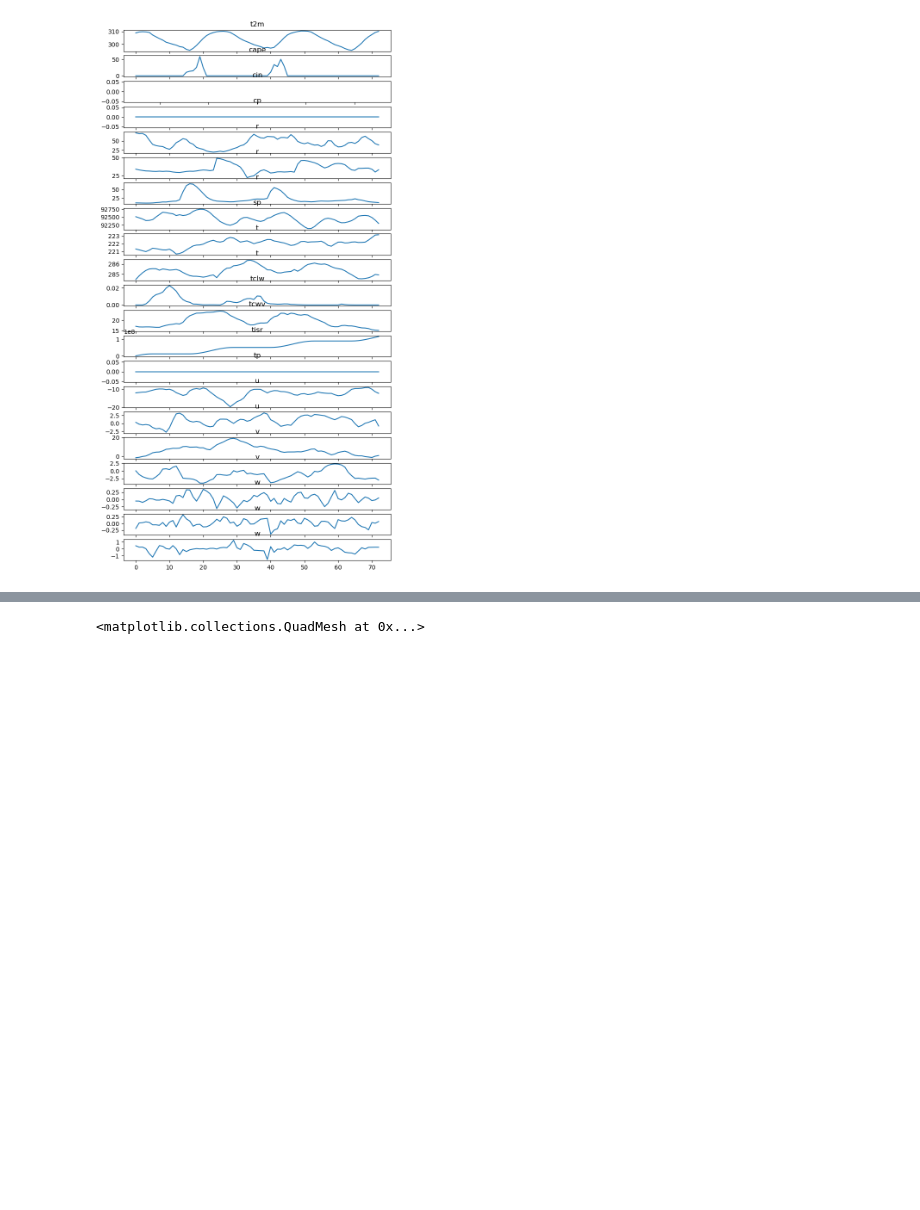
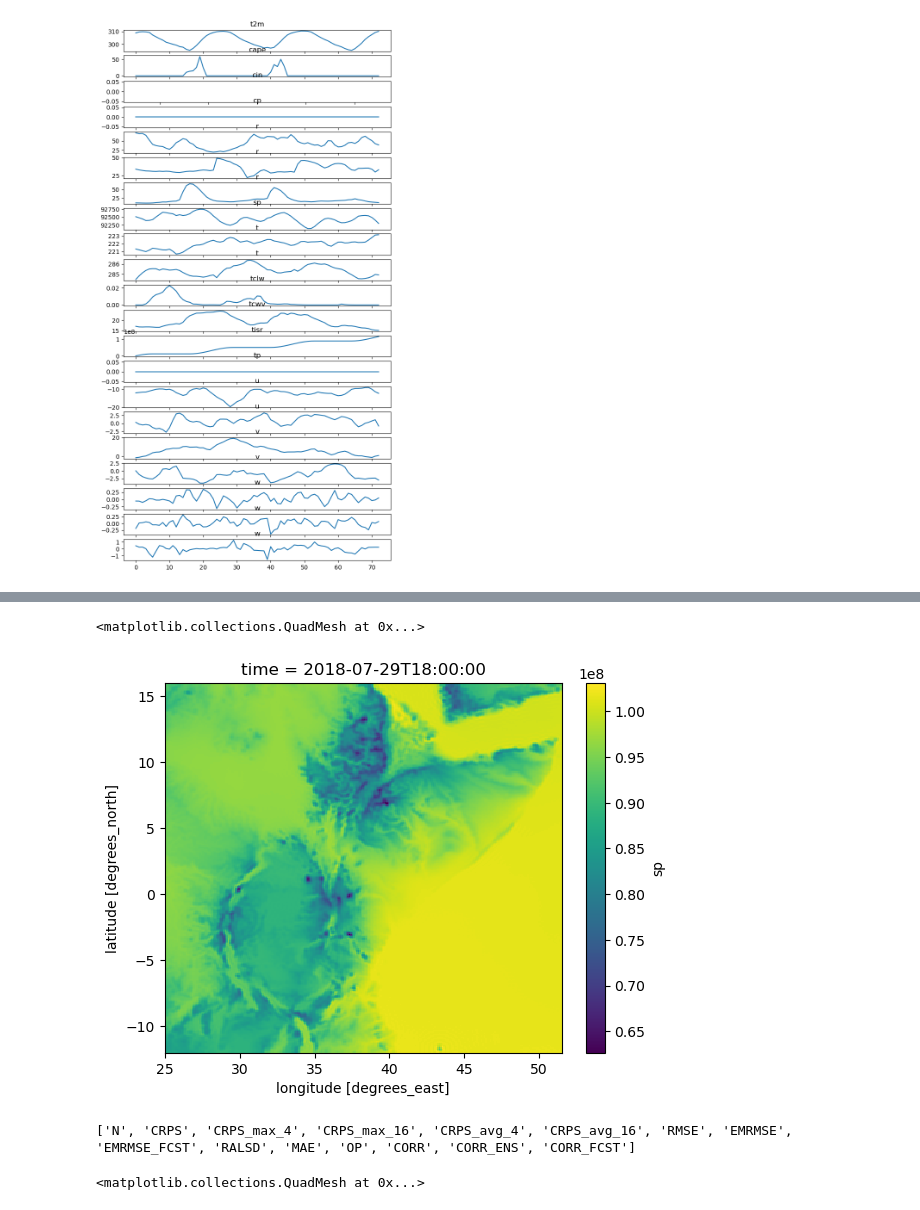
Before and after one commit to mlangguth89/downscaling-cgan, a Jupyter notebook: notebooks/investigate_ifs_data.ipynb, the cells around one changed output, grey strips where cells are left out. Cells and saved outputs as stored; diff of their text form; code cells hidden in the pictures; blank space fills up the shorter version.

```diff
--- a/notebooks/investigate_ifs_data.ipynb
+++ b/notebooks/investigate_ifs_data.ipynb
@@ -93,14 +107,21 @@ ds = xr.load_dataset(fp)
 # %%
 # Load and plot IFs data
 from datetime import datetime
 year = 2018
 month = 7
 day = 29
-var = 'tp'
+var = 'sp'
 fp = get_ifs_filepath(var, loaddate=datetime(year, month, day), loadtime=12)
 ds = xr.load_dataset(fp)
-ds[var] = ds[var] * 1000
-ds[var].isel(time=6).plot()
+ds['sp'] = ds['sp'] * 1000
+ds['sp'].isel(time=6).plot()
+# %% [output]
+<matplotlib.collections.QuadMesh at 0x...>
+[figure, added]
+# %%
+print("N CRPS CRPS_max_4 CRPS_max_16 CRPS_avg_4 CRPS_avg_16 RMSE EMRMSE EMRMSE_FCST RALSD MAE OP CORR CORR_ENS CORR_FCST".split(' '))
+# %% [output]
+['N', 'CRPS', 'CRPS_max_4', 'CRPS_max_16', 'CRPS_avg_4', 'CRPS_avg_16', 'RMSE', 'EMRMSE', 'EMRMSE_FCST', 'RALSD', 'MAE', 'OP', 'CORR', 'CORR_ENS', 'CORR_FCST']
 # %%
 fp = get_ifs_filepath('tp', loaddate=datetime(year, month, day), loadtime=12)
 ds = xr.load_dataset(fp)
```
Also changed, not shown: parts of 1 cell of this notebook, 8 other files.
